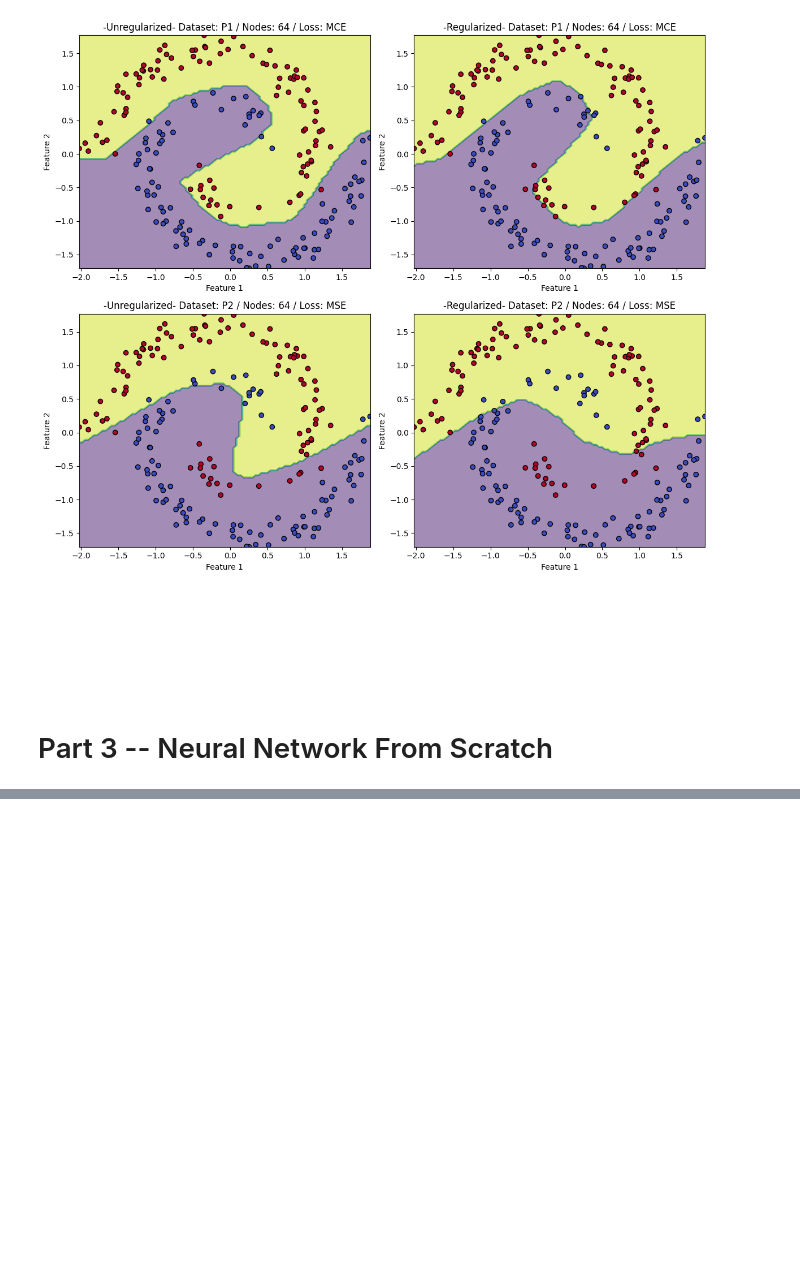
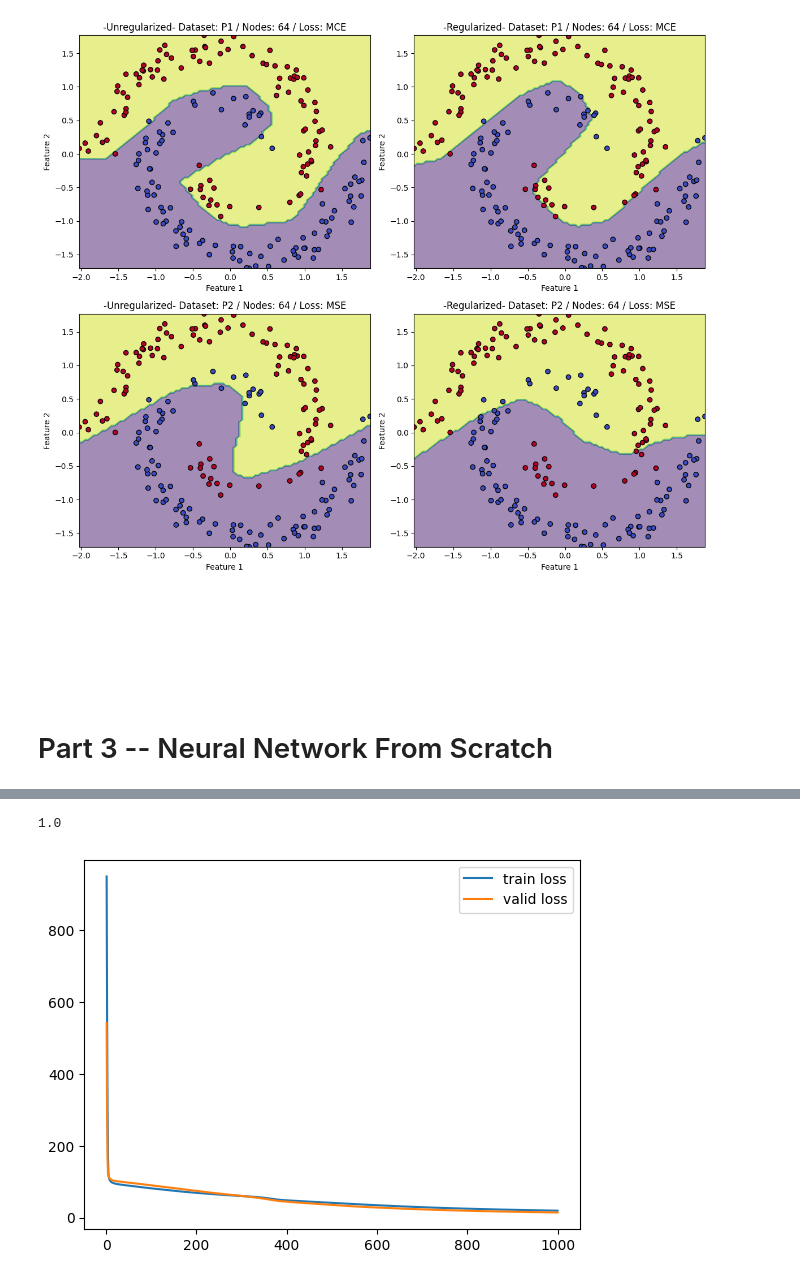
Before and after one commit to Pmcslarrow/hw_3_ml, a Jupyter notebook: homework_3.ipynb, the cells around one changed output, grey strips where cells are left out. Saved outputs shown, nothing was run; the diff lists cells and outputs as text; code cells hidden in the pictures; blank space fills up the shorter version.

```diff
--- a/homework_3.ipynb
+++ b/homework_3.ipynb
@@ -398,0 +555,3 @@ plot_decision_boundaries_2x2_fixed(
+# %%
+i = np.ones((1, 2))
+i_multiple = np.ones((16, 2))
@@ -398,0 +584,23 @@ plot_decision_boundaries_2x2_fixed(
+# %%
+def z_score(df, scaler):
+    features = df.iloc[:, 1:]
+    labels = df.iloc[:, 0]
+
+    features = scaler.transform(features)
+    num_labels = len(np.unique(labels))
+    labels = np.array([[1 if int(label) == i else 0 for i in range(num_labels)] for label in labels])
+    return features, labels
+# %%
+scaler = StandardScaler()  # z-score all input features
+
+train_df = pd.read_csv(f'{csv_file_prefix}_train.csv')
+
+train_features = train_df.iloc[:, 1:]
+features = scaler.fit(train_features)
+
+valid_df = pd.read_csv(f'{csv_file_prefix}_valid.csv')
+test_df = pd.read_csv(f'{csv_file_prefix}_test.csv')
+
+train_features, train_labels = z_score(train_df, scaler)
+valid_features, valid_labels = z_score(valid_df, scaler)
+test_features, test_labels = z_score(test_df, scaler)
@@ -398,0 +647,19 @@ plot_decision_boundaries_2x2_fixed(
+# %%
+m = model(input_size=2, hidden_size=9, output_size=2)
+
+num_epochs = 1000
+learning_rate = 0.001
+train_loss, valid_loss = m.train(train_features, train_labels, valid_features, valid_labels, num_epochs, learning_rate)
+# %%
+test_results = m.predict(test_features)
+np.sum([1 for i, t_l in enumerate(test_labels) if np.argmax(t_l) == test_results[i]]) / len(test_labels)
+# %% [output]
+1.0
+# %%
+plt.plot(range(1, num_epochs + 1), train_loss, label='train loss')
+plt.plot(range(1, num_epochs + 1), valid_loss, label='valid loss')
+plt.legend()
+
+plt.show()
+# %% [output]
+[figure, added]
```
Also changed, not shown: parts of 14 cells of this notebook.
